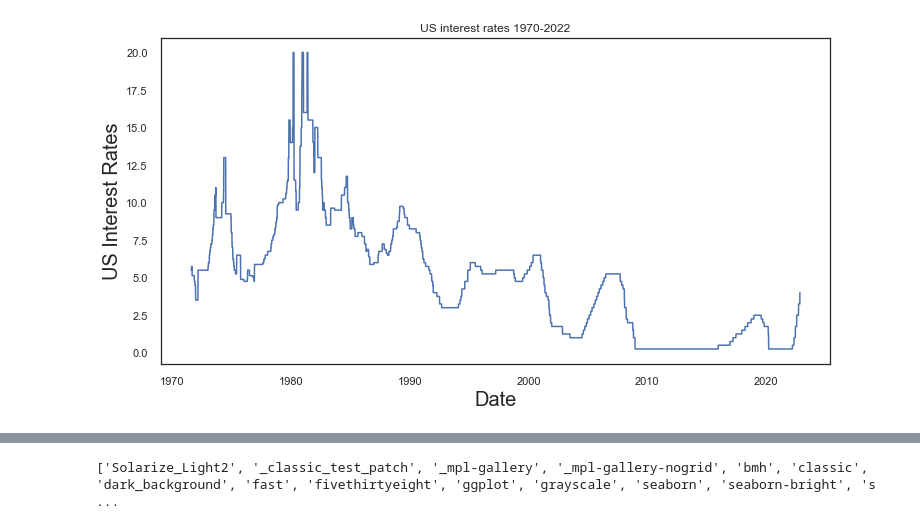
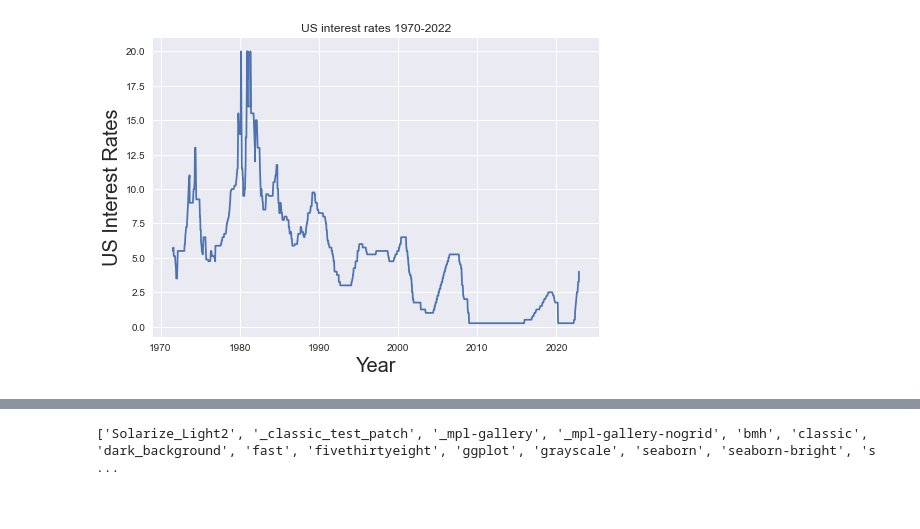
Before and after one commit to litosmunoz/Introduction-to-Quantitative-Trading, a Jupyter notebook: indicators_graphs/Credit_cycle/interest_rates.ipynb, the cells around one changed output, grey strips where cells are left out. Drawn from its saved outputs; the diff is of its cells as text; code cells hidden in the pictures.

```diff
--- a/indicators_graphs/interest.ipynb
+++ b/indicators_graphs/Credit_cycle/interest_rates.ipynb
@@ -3,2 +5,2 @@ import pandas as pd
 # %%
-df = pd.read_csv ('./dataset/interest_rates.csv', encoding='unicode_escape')
+interest_rates = pd.read_csv ('../../dataset/Indicators/interest_rates.csv', encoding='unicode_escape')
@@ -54,3 +7,17 @@ import matplotlib.pyplot as plt
+# %%
+def cleaned_indicator(df):
+    df['time'] = df['time'].str.extract('(\d{4}-\d{2}-\d{2})', expand=True)
+    df['time'] = pd.to_datetime(df["time"])
+    df.set_index('time', inplace=True)
+    df= df.reindex(pd.date_range(start=df.index.min(),
+                                                  end=df.index.max(),
+                                                  freq='1D'))
+    df.interpolate(method='linear', inplace=True)
+    df.index.names = ['Dates']
+    df = df[(df.index >= '1971-08-04') & (df.index <= '2022-11-02')]
+    return df
+# %%
+interest_rates = cleaned_indicator(interest_rates)
 # %%
 %matplotlib inline
 %config Inlinebackend.figure_format= 'retina'
@@ -58,11 +25,15 @@ sns.set_context("poster")
 sns.set(rc={"figure.figsize": (12.,6.)})
 sns.set_style("white")
 # %%
-plt.plot(df_reindexed, color= 'b')
-plt.title('US interest rates 1970-2022')
-plt.xlabel('Date', fontsize= 20)
-plt.ylabel('US Interest Rates', fontsize= 20)
-plt.style.use('seaborn')
+def interest_rates_visualization():
+    plt.plot(interest_rates, color= 'b')
+    plt.title('US interest rates 1970-2022')
+    plt.xlabel('Year', fontsize= 20)
+    plt.ylabel('US Interest Rates', fontsize= 20)
+    plt.style.use('seaborn')
+    return plt.show()
-# %% [output]
-[figure, removed]
+# %%
+interest_rates_visualization()
+# %% [output]
+[figure, added]
 # %%
```
Also changed, not shown: parts of 25 cells of this notebook, 31 other files.
